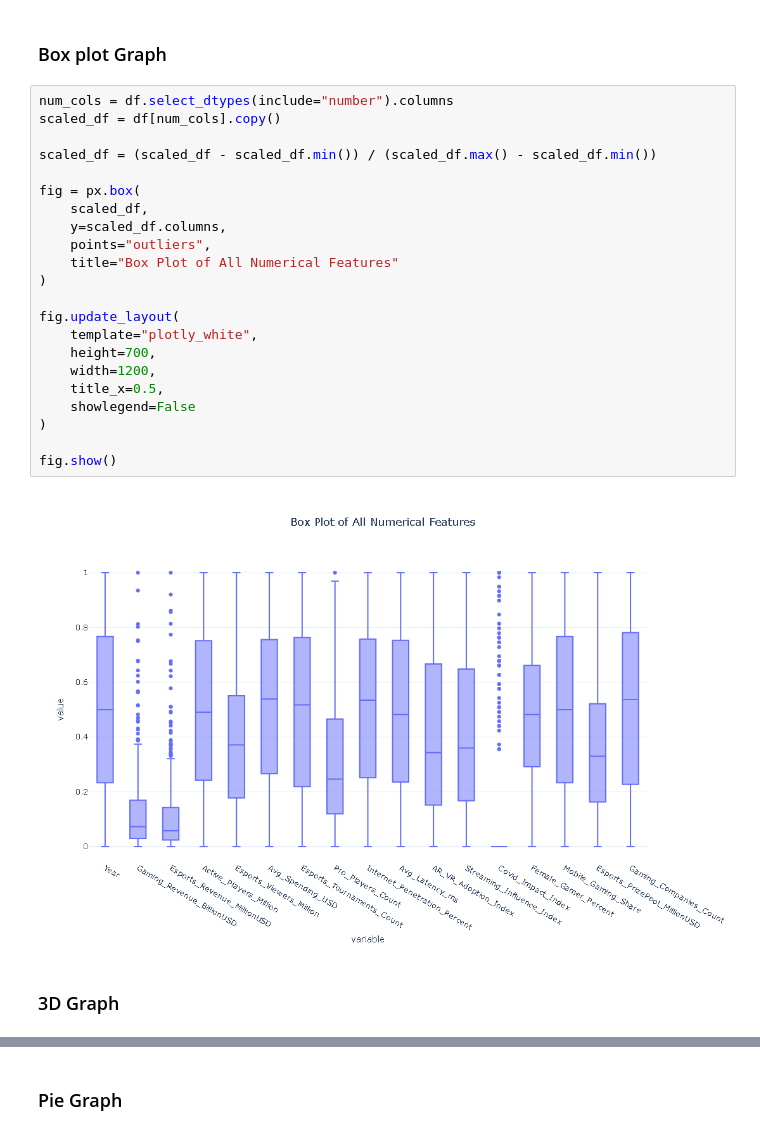
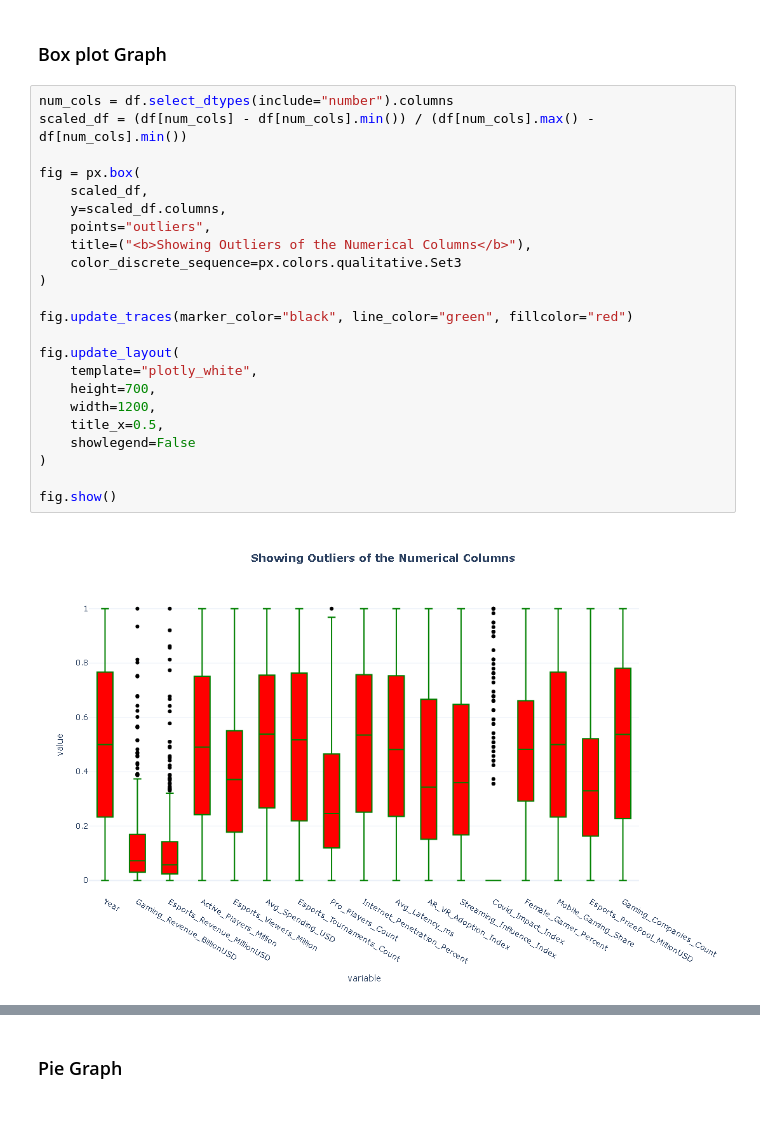
Before and after one commit to 9872himan-rgb/E-sports-project, a Jupyter notebook: game.ipynb, the cells around one changed output, grey strips where cells are left out. Drawn from its saved outputs; the diff is of its cells as text.

Commit message:
Add more graphs

```diff
--- a/game.ipynb
+++ b/game.ipynb
@@ -237,27 +237,26 @@ fig.show()
 ### Box plot Graph
 # %%
 num_cols = df.select_dtypes(include="number").columns
-scaled_df = df[num_cols].copy()
-
-scaled_df = (scaled_df - scaled_df.min()) / (scaled_df.max() - scaled_df.min())
+scaled_df = (df[num_cols] - df[num_cols].min()) / (df[num_cols].max() - df[num_cols].min())
 
 fig = px.box(
     scaled_df,
     y=scaled_df.columns,
     points="outliers",
-    title="Box Plot of All Numerical Features"
+    title=("<b>Showing Outliers of the Numerical Columns</b>"),
+    color_discrete_sequence=px.colors.qualitative.Set3
 )
+
+fig.update_traces(marker_color="black", line_color="green", fillcolor="red")
 
 fig.update_layout(
     template="plotly_white",
     height=700,
     width=1200,
     title_x=0.5,
     showlegend=False
 )
 
 fig.show()
 # %% [output]
-[figure, old version]
+[figure, new version]
-# %% [markdown]
-### 3D Graph
```
Also changed, not shown: parts of 12 cells of this notebook.
